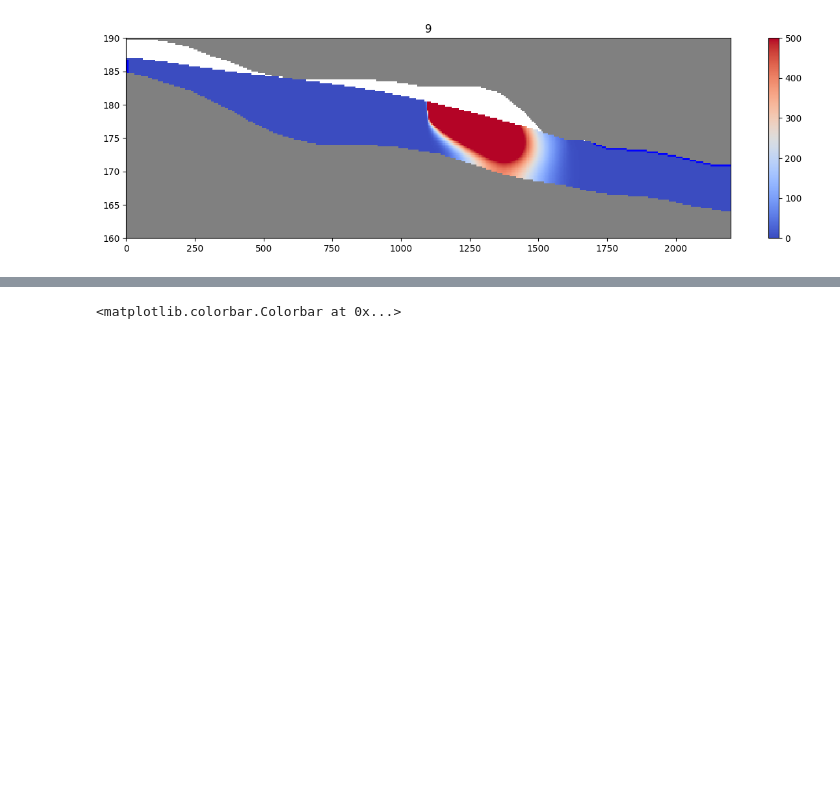
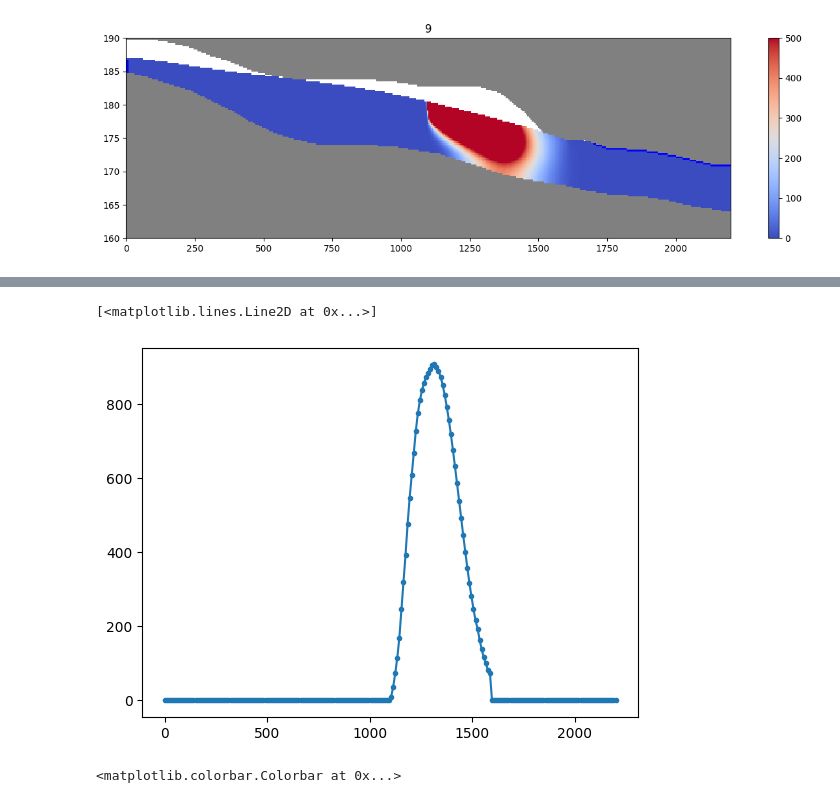
Before and after one commit to Shuyang-Wang/wasaga_model, a Jupyter notebook: wasaga_regional_test/2-wasga_regional_test.ipynb, the cells around one changed output, grey strips where cells are left out. Saved outputs shown, nothing was run; the diff lists cells and outputs as text; code cells hidden in the pictures; blank space fills up the shorter version.

```diff
--- a/wasaga_regional_test/2-wasga_regional_test.ipynb
+++ b/wasaga_regional_test/2-wasga_regional_test.ipynb
@@ -671,3 +664,27 @@ plt.show()
+# %%
+### read data
+kper = 9
+col = int(ncol)/2
+
+# Read the concentration data from the UCN file
+ucnobj = flopy.utils.binaryfile.UcnFile(model_ws + '/MT3D001.UCN')
+concentration_array = ucnobj.get_data(kstpkper=(0, kper))# (time step, stress period)
+
+# Mask the inactive cells
+mask = ((ibound== 0)|(concentration_array>=1e30))
+masked_conc_data = np.ma.masked_where(mask, concentration_array)
+# %%
+arr = concentration_array[int(30),:,int(ncol/2)]
+# %%
+arr[np.where(arr==1e30)] = 0
+arr[np.where(arr<0.01)] = 0
+# %%
+ys = arr
+xs = np.linspace(0,2200,len(arr))
+plt.plot(xs,ys,marker='.')
+# %% [output]
+[<matplotlib.lines.Line2D at 0x...>]
+[figure, added]
 # %%
 import flopy.utils.binaryfile as bf
 budobj = bf.UcnFile(model_ws + '/MT3D001.UCN', model=model)
```
Also changed, not shown: parts of 5 cells of this notebook.
